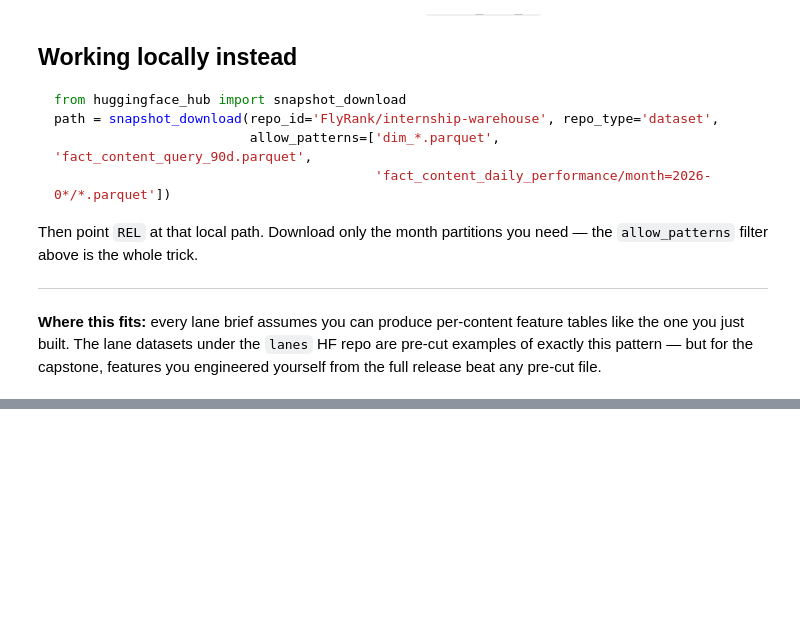
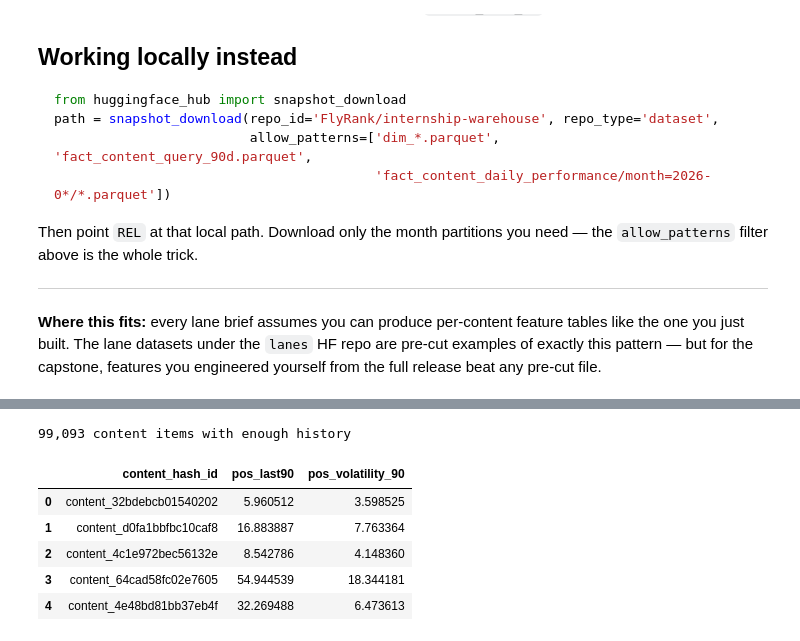
Before and after one commit to itsahmed39/FlyRank--Internship, a Jupyter notebook: notebooks/03_working_with_the_full_release.ipynb, the cells around one changed output, grey strips where cells are left out. Cells and saved outputs as stored; diff of their text form; code cells hidden in the pictures; blank space fills up the shorter version.

```diff
--- a/notebooks/03_working_with_the_full_release.ipynb
+++ b/notebooks/03_working_with_the_full_release.ipynb
@@ -183,0 +260,30 @@ release beat any pre-cut file.
+# %%
+features_90d = con.sql(f"""
+    WITH bounds AS (
+        SELECT MAX(report_date) AS end_d FROM {TABLES['fact_daily']}
+    ),
+    windowed AS (
+        SELECT f.client_hash_id, f.content_hash_id,
+               SUM(CASE WHEN f.report_date >  b.end_d - INTERVAL 90 DAY THEN f.gsc_impressions ELSE 0 END) AS imp_last90,
+               SUM(CASE WHEN f.report_date <= b.end_d - INTERVAL 90 DAY THEN f.gsc_impressions ELSE 0 END) AS imp_prev90,
+               SUM(CASE WHEN f.report_date >  b.end_d - INTERVAL 90 DAY THEN f.gsc_clicks ELSE 0 END)      AS clk_last90,
+               AVG(CASE WHEN f.report_date >  b.end_d - INTERVAL 90 DAY THEN f.gsc_avg_position END)       AS pos_last90,
+               STDDEV(CASE WHEN f.report_date >  b.end_d - INTERVAL 90 DAY THEN f.gsc_avg_position END)    AS pos_volatility_90
+        FROM {TABLES['fact_daily']} f, bounds b
+        WHERE f.report_date > b.end_d - INTERVAL 180 DAY
+        GROUP BY 1, 2
+        HAVING imp_prev90 >= 250
+    )
+    SELECT * FROM windowed
+""").df()
+
+print(f'{len(features_90d):,} content items with enough history')
+features_90d[['content_hash_id', 'pos_last90', 'pos_volatility_90']].head()
+# %% [output]
+99,093 content items with enough history
+|  | content_hash_id | pos_last90 | pos_volatility_90 |
+| 0 | content_32bdebcb01540202 | 5.960512 | 3.598525 |
+| 1 | content_d0fa1bbfbc10caf8 | 16.883887 | 7.763364 |
+| 2 | content_4c1e972bec56132e | 8.542786 | 4.148360 |
+| 3 | content_64cad58fc02e7605 | 54.944539 | 18.344181 |
+| 4 | content_4e48bd81bb37eb4f | 32.269488 | 6.473613 |
```
Also changed, not shown: parts of 9 cells of this notebook.
